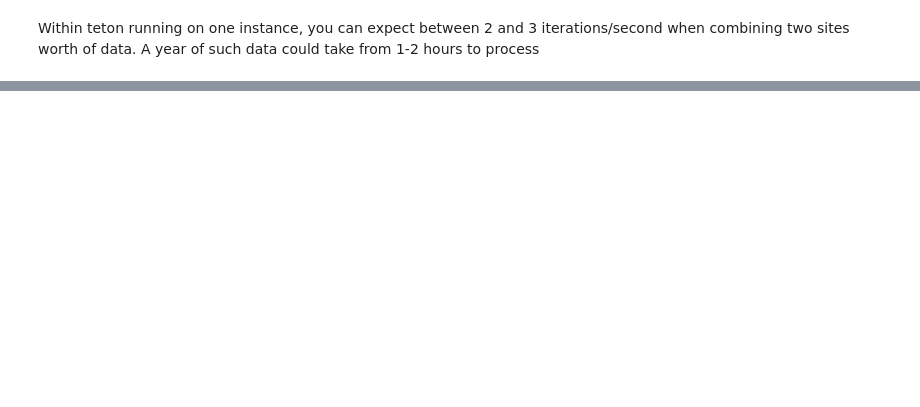
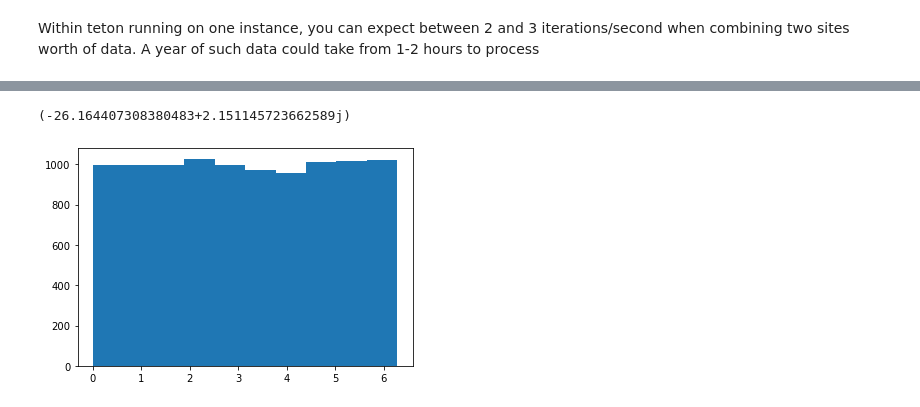
Before and after one commit to EwersLabUWyo/Chimney-Park-Reprocessing, a Jupyter notebook: Process_from_Converted.ipynb, the cells around one changed output, grey strips where cells are left out. Drawn from its saved outputs; the diff is of its cells as text; code cells hidden in the pictures; blank space fills up the shorter version.

```diff
--- a/Process_from_Converted.ipynb
+++ b/Process_from_Converted.ipynb
@@ -136,0 +147,17 @@ plt.suptitle('NaN %');
+# %%
+X = (1 - stats.triang.rvs(loc=0, c=0, scale=1, size=10_000))*np.exp(stats.uniform.rvs(loc=0, scale=2*np.pi, size=10_000)*(1j))
+Y = (1 - stats.triang.rvs(loc=0, c=0, scale=1, size=10_000))*np.exp(stats.uniform.rvs(loc=0, scale=2*np.pi, size=10_000)*(1j))
+(X*np.conj(Y)).sum()
+
+# plt.hist(X.real)
+# plt.hist(X.imag)
+# plt.hist(Y.real)
+# plt.hist(Y.imag)
+# plt.hist((X*np.conj(Y)).real)
+# plt.hist((X*np.conj(Y)).imag)
+# %% [output]
+(-26.164407308380483+2.151145723662589j)
+# %%
+plt.hist(stats.uniform.rvs(loc=0, scale=2*np.pi, size=10_000));
+# %% [output]
+[figure, added]
```
Also changed, not shown: parts of 13 cells of this notebook, 7 other files.
